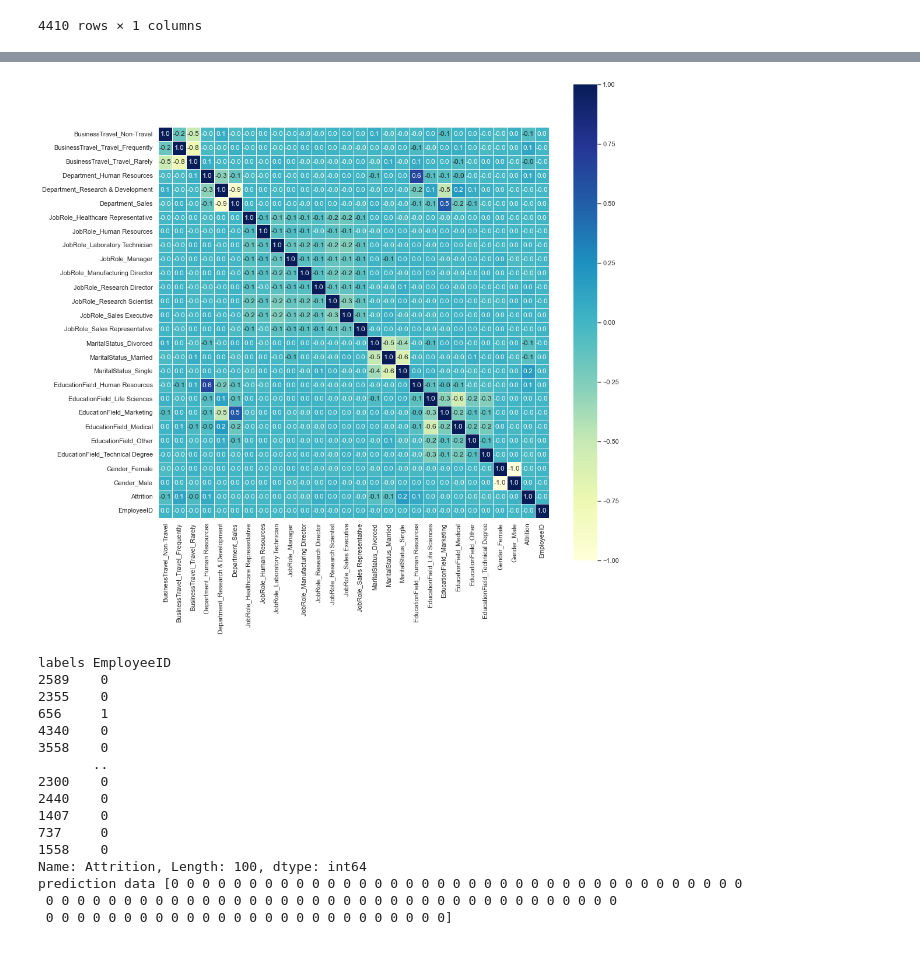
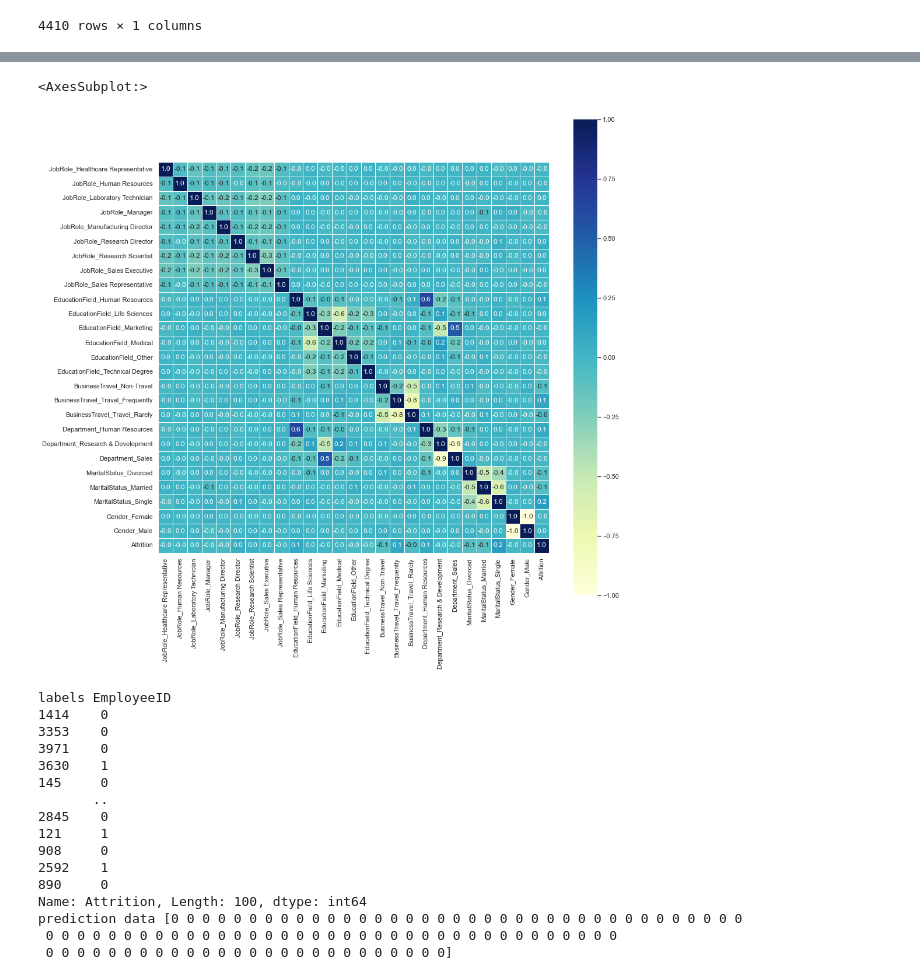
Before and after one commit to ramdaniAli/IA_PROJECT, a Jupyter notebook: project_test.ipynb, the cells around one changed output, grey strips where cells are left out. Saved outputs shown, nothing was run; the diff lists cells and outputs as text; code cells hidden in the pictures.

```diff
--- a/project_test.ipynb
+++ b/project_test.ipynb
@@ -208,7 +199,8 @@ general_data_copy.head()
 | 5 | 32 | No | Travel_Rarely | Research & Development | 10 | 1 | Medical | ... |
 5 rows × 21 columns
 # %%
-general_data_copy_encoded = ordinal_encoder.fit_transform(general_data_copy[["Attrition"]])
+general_data_copy_encoded = ordinal_encoder.fit_transform(
+    general_data_copy[["Attrition"]])
 general_data_copy_encoded[:10]
 # %% [output]
 array([[0.],
@@ -228,6 +220,6 @@ ordinal_encoder.categories_
 # %%
 # Convert categorical variable into dummy/indicator variables.
 general_data_dum = pd.get_dummies(general_data_copy[[
-                                  "BusinessTravel", "Department", "JobRole", "MaritalStatus", "EducationField", "Gender"]])  # add gender here
+    "JobRole","EducationField", "BusinessTravel", "Department",  "MaritalStatus",  "Gender"]])  # add gender here
 general_data_dum.head()
 # %% [output]
@@ -614,5 +609,8 @@ general_data_all_ = pd.merge(
 
 # general_data_all_
 # general_data_all_.hist(bins=50, figsize=(40, 30))
-general_data_all_.corr()
+# general_data_all_.corr()
+# general_data_all_.head()
+general_data_all_.drop(['EmployeeID'], axis=1, inplace=True)
+general_data_all_
 # %% [output]
@@ -637,11 +631,12 @@ general_data_all_.corr()
 # %%
 import seaborn as sns
 sns.set_theme()
 plt.figure(figsize=(15, 15))
-ax = sns.heatmap(general_data_all_.corr(),
-                 annot=True, cmap="YlGnBu", fmt='.1f', square=1, linewidth=1.)
+sns.heatmap(general_data_all_.corr(),
+            annot=True, cmap="YlGnBu", fmt='.1f', square=1, linewidth=1.)
 # %% [output]
+<AxesSubplot:>
-[figure, old version]
+[figure, new version]
 # %%
 from sklearn.model_selection import train_test_split
 from sklearn import preprocessing
@@ -654,37 +649,39 @@ X_train_scaled = scaler.transform(X_train)
 # %%
 from sklearn.ensemble import RandomForestClassifier
 from sklearn.datasets import make_classification
+from sklearn.feature_selection import SelectFromModel
 
 # x, y = make_classification(n_samples=1000, n_features=10,
 #                            n_informative=5, n_redundant=0, random_state=0, shuffle=False)
 
 
-
-clf_random_forest = RandomForestClassifier(max_depth=2, random_state=0)
+clf_random_forest = RandomForestClassifier(max_depth=2, random_state=42)
 
 clf_random_forest.fit(X_train, Y_train)
 
-some_data_rf = X_train.iloc[0:100]
+some_data_rf = X_test.iloc[0:100]
 
-some_labels_rf = Y_train.iloc[0:100]
+some_labels_rf = Y_test.iloc[0:100]
 
 prediction_data_rf = clf_random_forest.predict(some_data_rf)
 
+
+# print(clf_random_forest.get_support())
 print("labels", some_labels_rf)
 print("prediction data", prediction_data_rf)
 # %% [output]
 labels EmployeeID
-2589    0
-2355    0
-656     1
-4340    0
-3558    0
+1414    0
+3353    0
+3971    0
+3630    1
+145     0
        ..
-2300    0
-2440    0
-1407    0
-737     0
-1558    0
+2845    0
+121     1
+908     0
+2592    1
+890     0
 Name: Attrition, Length: 100, dtype: int64
 prediction data [0 0 0 0 0 0 0 0 0 0 0 0 0 0 0 0 0 0 0 0 0 0 0 0 0 0 0 0 0 0 0 0 0 0 0 0 0
  0 0 0 0 0 0 0 0 0 0 0 0 0 0 0 0 0 0 0 0 0 0 0 0 0 0 0 0 0 0 0 0 0 0 0 0 0
```
Also changed, not shown: parts of 28 cells of this notebook.
